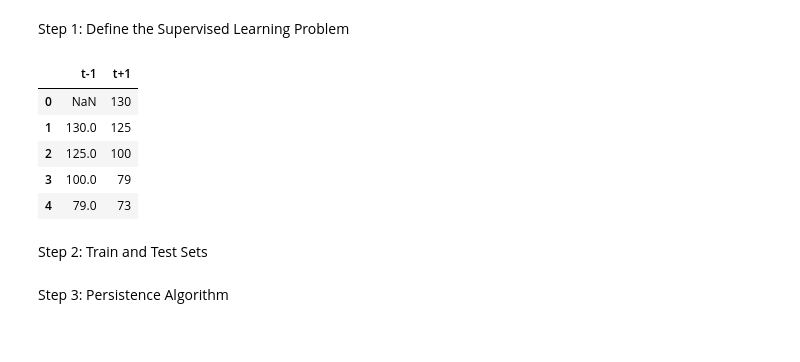
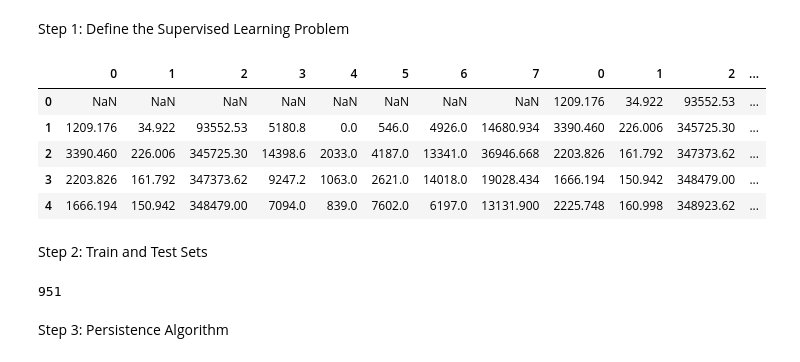
Before and after one commit to fabianbruckschen/sampled, a Jupyter notebook: pmp/2_pmp.ipynb, the cells around one changed output. Saved outputs shown, nothing was run; the diff lists cells and outputs as text; code cells hidden in the pictures.

```diff
--- a/pmp/2_pmp.ipynb
+++ b/pmp/2_pmp.ipynb
@@ -13,8 +14,7 @@ def parser(x):
 dir_data = '../data/power_consumption/'
 # %%
 # plot dataset
-series = read_csv(dir_data+'household_power_consumption_by_day.csv', header=0, parse_dates=[0],
-                  index_col=0, squeeze=True, date_parser=parser)
+series = read_csv(dir_data+'household_power_consumption_by_day.csv', header=0, infer_datetime_format=True, parse_dates=['datetime'], index_col=['datetime'])
 series.plot()
 plt.show()
 # %% [output]
@@ -26,16 +26,16 @@ Step 1: Define the Supervised Learning Problem
 # %%
 #create lagged dataset - observation from t-1 to prediction t+1
 values = DataFrame(series.values)
 dataframe = concat([values.shift(1), values], axis=1)
-dataframe.columns = ['t-1', 't+1']
+#ataframe.columns = [0, len(dataframe)]
 dataframe.head()
 # %% [output]
-|  | t-1 | t+1 |
-| 0 | NaN | 130 |
-| 1 | 130.0 | 125 |
-| 2 | 125.0 | 100 |
-| 3 | 100.0 | 79 |
-| 4 | 79.0 | 73 |
+|  | 0 | 1 | 2 | 3 | 4 | 5 | 6 | 7 | 0 | 1 | 2 | ... |
+| 0 | NaN | NaN | NaN | NaN | NaN | NaN | NaN | NaN | 1209.176 | 34.922 | 93552.53 | ... |
+| 1 | 1209.176 | 34.922 | 93552.53 | 5180.8 | 0.0 | 546.0 | 4926.0 | 14680.934 | 3390.460 | 226.006 | 345725.30 | ... |
+| 2 | 3390.460 | 226.006 | 345725.30 | 14398.6 | 2033.0 | 4187.0 | 13341.0 | 36946.668 | 2203.826 | 161.792 | 347373.62 | ... |
+| 3 | 2203.826 | 161.792 | 347373.62 | 9247.2 | 1063.0 | 2621.0 | 14018.0 | 19028.434 | 1666.194 | 150.942 | 348479.00 | ... |
+| 4 | 1666.194 | 150.942 | 348479.00 | 7094.0 | 839.0 | 7602.0 | 6197.0 | 13131.900 | 2225.748 | 160.998 | 348923.62 | ... |
 # %% [markdown]
 Step 2: Train and Test Sets
 # %%
@@ -45,6 +45,9 @@ train_size = int(len(X) * 0.66)
 train, test = X[1:train_size], X[train_size:]
 train_X, train_y = train[:,0], train[:,1]
 test_X, test_y = test[:,0], test[:,1]
+print (train_size)
+# %% [output]
+951
 # %% [markdown]
 Step 3: Persistence Algorithm
 # %%
```
Also changed, not shown: parts of 4 cells of this notebook.
